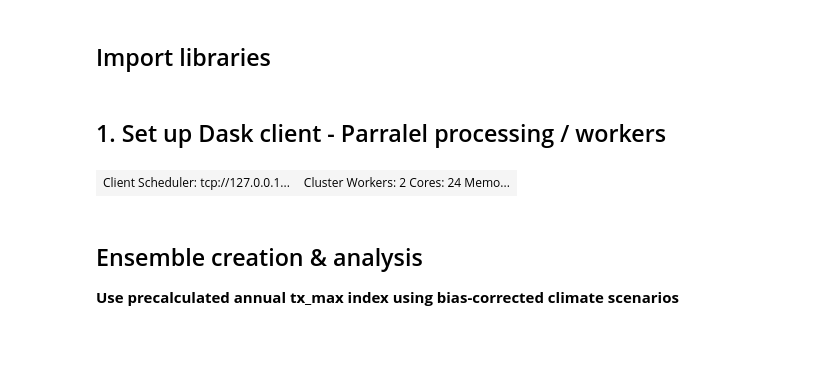
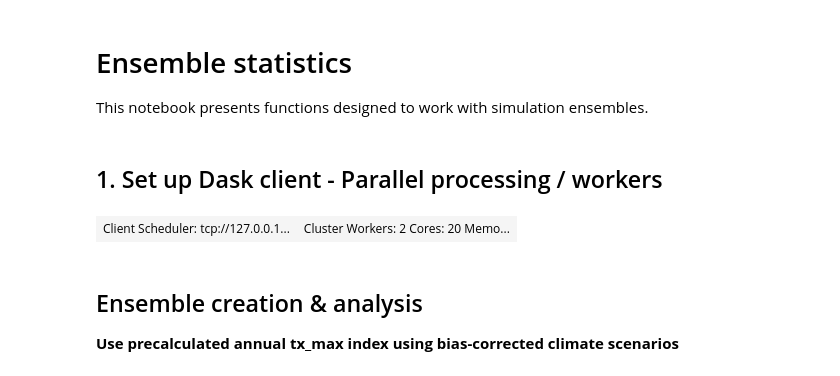
Before and after one commit to Ouranosinc/xclim, a Jupyter notebook: docs/notebooks/xclim_training/XCLIM Demo - Ensembles.ipynb, the cells around one changed output. Cells and saved outputs as stored; diff of their text form; code cells hidden in the pictures; blank space fills up the shorter version.

```diff
--- a/docs/notebooks/xclim_training/XCLIM Demo - Ensembles.ipynb
+++ b/docs/notebooks/xclim_training/XCLIM Demo - Ensembles.ipynb
@@ -1,5 +1,7 @@
-# %% [markdown]
-## Import libraries
+# %% [markdown]
+# Ensemble statistics
+
+This notebook presents functions designed to work with simulation ensembles.
 # %%
 %matplotlib inline
 import glob
@@ -14,13 +16,13 @@ import xarray as xr
 import dask
 from distributed import Client
 # %% [markdown]
-## 1. Set up Dask client - Parralel processing / workers
+## 1. Set up Dask client - Parallel processing / workers
 # %%
 # start client
-client=Client(n_workers=2, threads_per_worker=12,diagnostics_port=8787, memory_limit='10GB')
+client=Client(n_workers=2, threads_per_worker=10, dashboard_address=8788, memory_limit='10GB')
 client
 # %% [output]
-| Client Scheduler: tcp://127.0.0.1... | Cluster Workers: 2 Cores: 24 Memo... |
+| Client Scheduler: tcp://127.0.0.1... | Cluster Workers: 2 Cores: 20 Memo... |
 # %% [markdown]
 ## Ensemble creation & analysis
 **Use precalculated annual tx_max index using bias-corrected climate scenarios**
```
Also changed, not shown: parts of 27 cells of this notebook, 6 other files.
